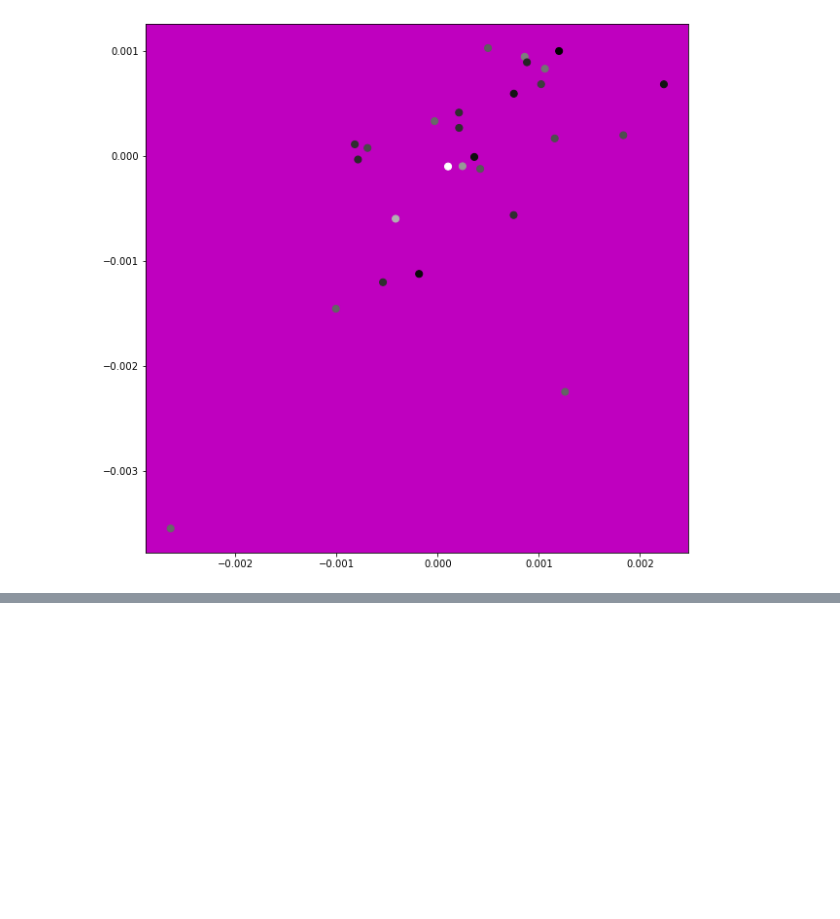
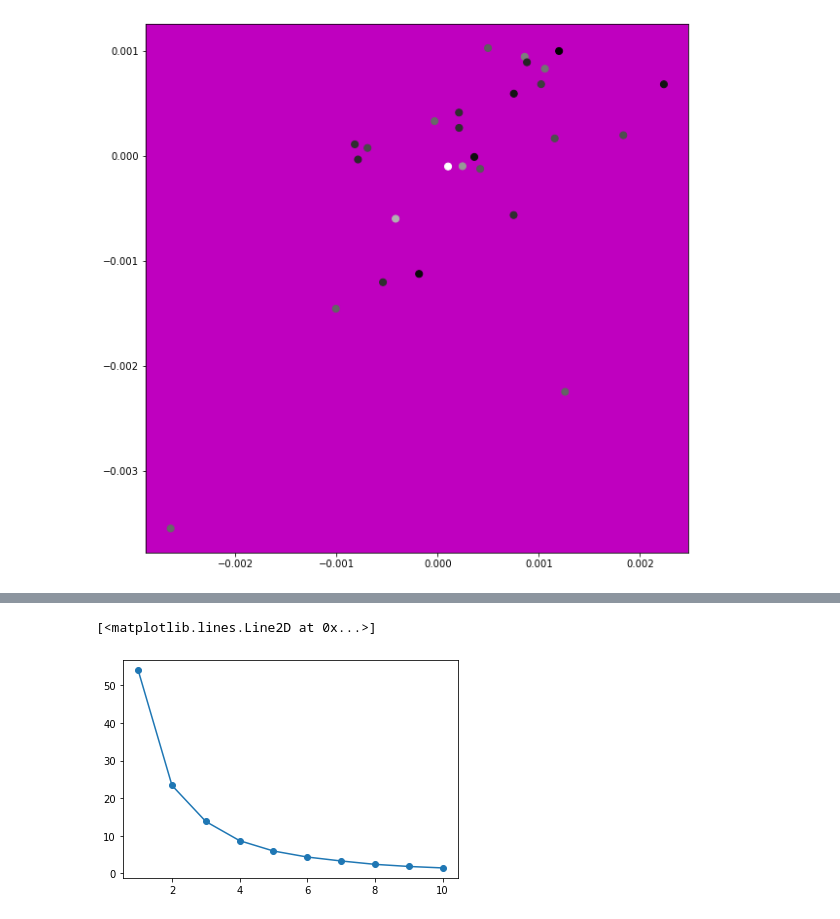
Before and after one commit to juhojang/fNIRS_analysis, a Jupyter notebook: clustering by beta values.ipynb, the cells around one changed output, grey strips where cells are left out. Drawn from its saved outputs; the diff is of its cells as text; code cells hidden in the pictures; blank space fills up the shorter version.

```diff
--- a/clustering by beta values.ipynb
+++ b/clustering by beta values.ipynb
@@ -434,0 +404,11 @@ plt.scatter(spA_new['M1011'],spA_new['M68'],c=rsC['piano_year'], s=50,cmap='gray
+# %%
+spB = resultSP[27:54]
+spB.reset_index(inplace=True)
+# %%
+spB_new=pd.DataFrame()
+spB_new['M689']=(spB['Ch06']+spB['Ch08']+spB['Ch09'])/3
+spB_new['Ch10']=spB['Ch10']
+
+sc=StandardScaler()
+spB_new_scaled=sc.fit_transform(spB_new)
+pd.DataFrame(spB_new_scaled).head()
@@ -434,0 +422,11 @@ plt.scatter(spA_new['M1011'],spA_new['M68'],c=rsC['piano_year'], s=50,cmap='gray
+# %%
+inertia=[]
+for i in range(1,11):
+    kmeans=KMeans(n_clusters=i,random_state=0)
+    clusters=kmeans.fit(spB_new_scaled)
+    inertia.append(kmeans.inertia_)
+
+plt.plot(range(1,11),inertia,marker='o')
+# %% [output]
+[<matplotlib.lines.Line2D at 0x...>]
+[figure, added]
```
Also changed, not shown: parts of 17 cells of this notebook.
